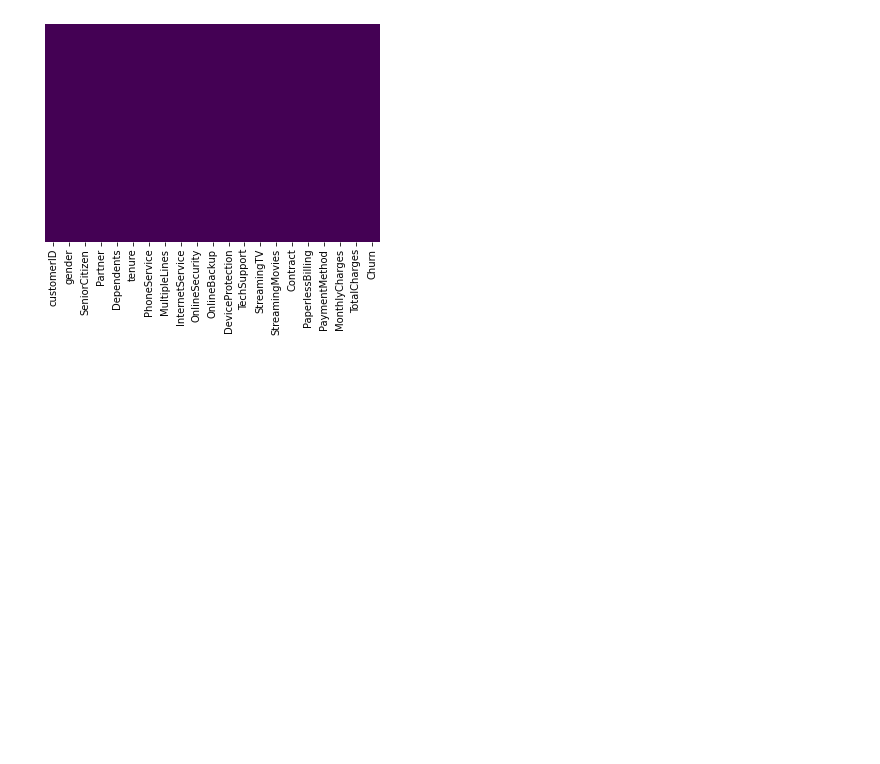
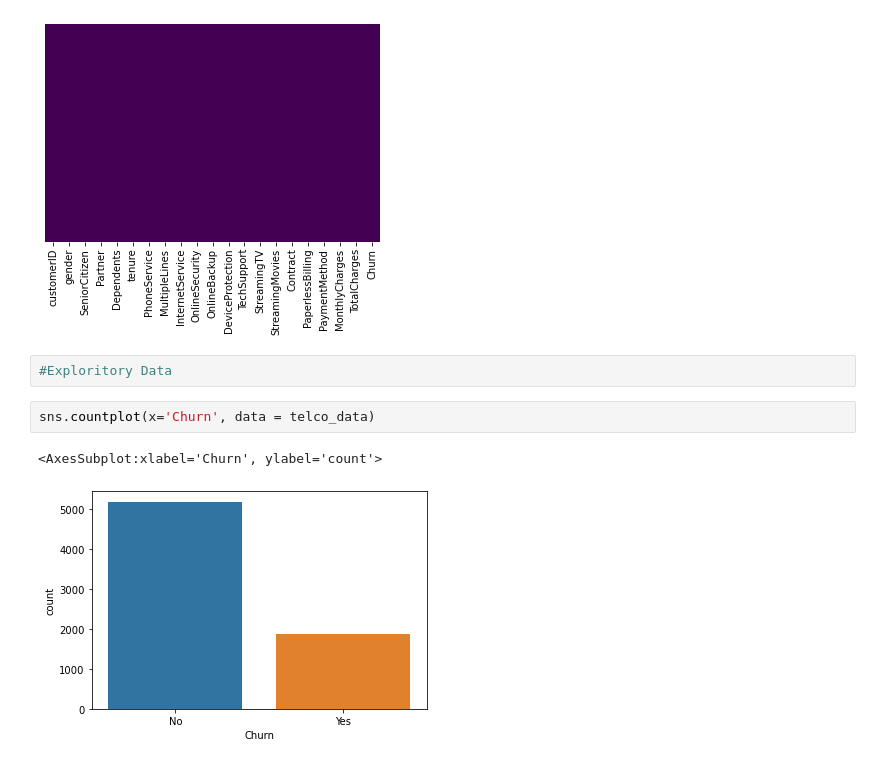
Before and after one commit to pubuduarosha/customer-churn-ml-model, a Jupyter notebook: main.ipynb, the cells around one changed output. Cells and saved outputs as stored; diff of their text form; blank space fills up the shorter version.

Commit message:
Exploritory Data

```diff
--- a/main.ipynb
+++ b/main.ipynb
@@ -60,3 +60,10 @@ sns.heatmap(telco_data.isnull(), yticklabels=False, cbar=False, cmap='viridis')
 # %% [output]
 <AxesSubplot:>
 [figure]
+# %%
+#Exploritory Data
+# %%
+sns.countplot(x='Churn', data = telco_data)
+# %% [output]
+<AxesSubplot:xlabel='Churn', ylabel='count'>
+[figure, added]
```
Also changed, not shown: parts of 1 cell of this notebook.
